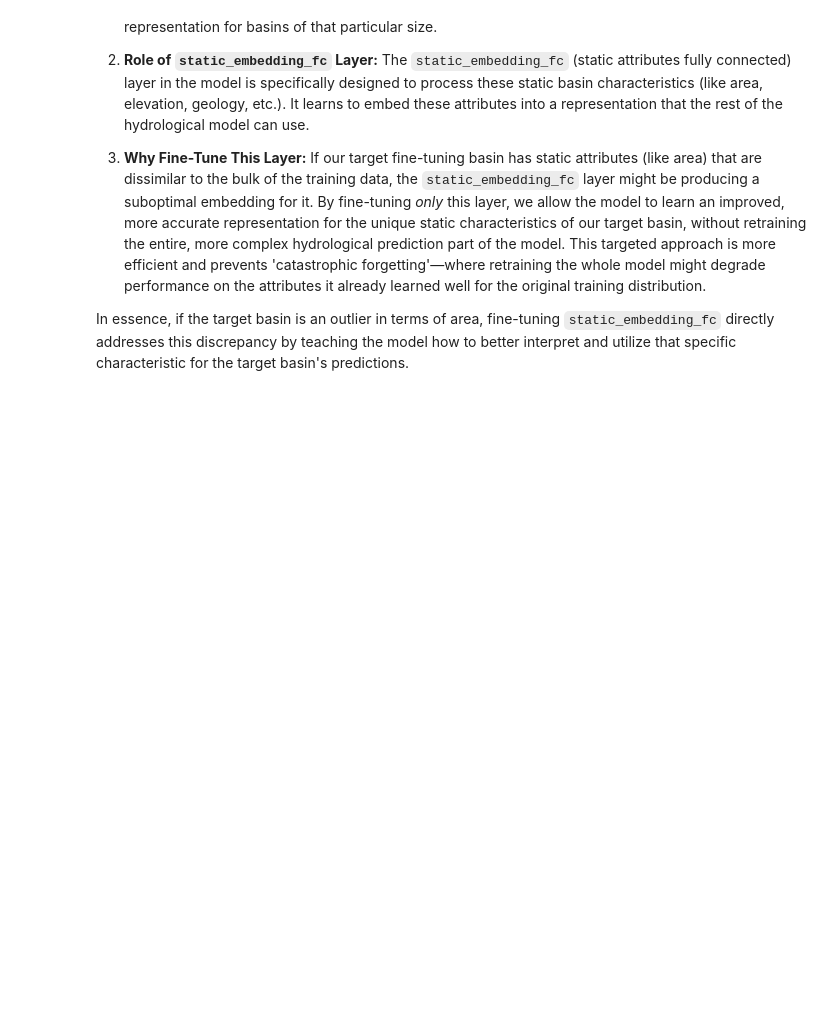
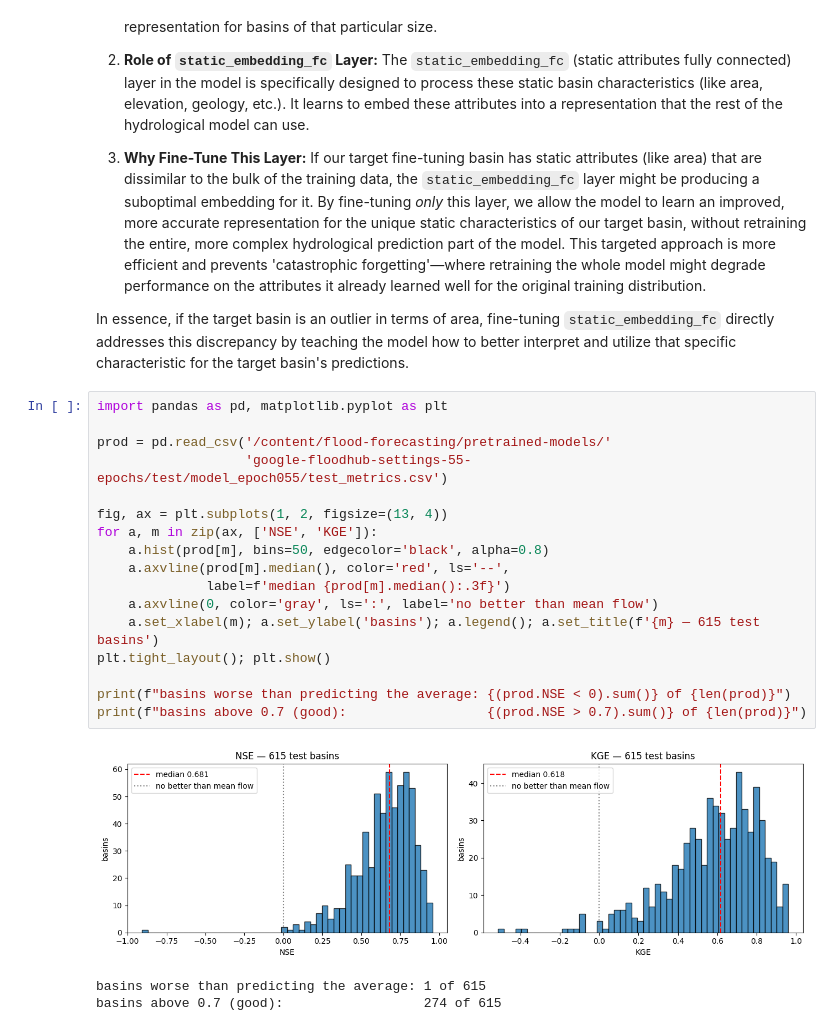
Before and after one commit to HansikaSayyad/AI_PathFinder, a Jupyter notebook: tutorial/OpenHydroNet_Tutorial.ipynb, the cells around one changed output. Cells and saved outputs as stored; diff of their text form; blank space fills up the shorter version.

```diff
--- a/tutorial/OpenHydroNet_Tutorial.ipynb
+++ b/tutorial/OpenHydroNet_Tutorial.ipynb
@@ -971,3 +971,24 @@ When we fine-tune a pre-trained model, our goal is often to improve its performa
 3.  **Why Fine-Tune This Layer:** If our target fine-tuning basin has static attributes (like area) that are dissimilar to the bulk of the training data, the `static_embedding_fc` layer might be producing a suboptimal embedding for it. By fine-tuning *only* this layer, we allow the model to learn an improved, more accurate representation for the unique static characteristics of our target basin, without retraining the entire, more complex hydrological prediction part of the model. This targeted approach is more efficient and prevents 'catastrophic forgetting'—where retraining the whole model might degrade performance on the attributes it already learned well for the original training distribution.
 
 In essence, if the target basin is an outlier in terms of area, fine-tuning `static_embedding_fc` directly addresses this discrepancy by teaching the model how to better interpret and utilize that specific characteristic for the target basin's predictions.
+# %%
+import pandas as pd, matplotlib.pyplot as plt
+
+prod = pd.read_csv('/content/flood-forecasting/pretrained-models/'
+                   'google-floodhub-settings-55-epochs/test/model_epoch055/test_metrics.csv')
+
+fig, ax = plt.subplots(1, 2, figsize=(13, 4))
+for a, m in zip(ax, ['NSE', 'KGE']):
+    a.hist(prod[m], bins=50, edgecolor='black', alpha=0.8)
+    a.axvline(prod[m].median(), color='red', ls='--',
+              label=f'median {prod[m].median():.3f}')
+    a.axvline(0, color='gray', ls=':', label='no better than mean flow')
+    a.set_xlabel(m); a.set_ylabel('basins'); a.legend(); a.set_title(f'{m} — 615 test basins')
+plt.tight_layout(); plt.show()
+
+print(f"basins worse than predicting the average: {(prod.NSE < 0).sum()} of {len(prod)}")
+print(f"basins above 0.7 (good):                  {(prod.NSE > 0.7).sum()} of {len(prod)}")
+# %% [output]
+[figure, added]
+basins worse than predicting the average: 1 of 615
+basins above 0.7 (good):                  274 of 615
```
Also changed, not shown: parts of 6 cells of this notebook.
